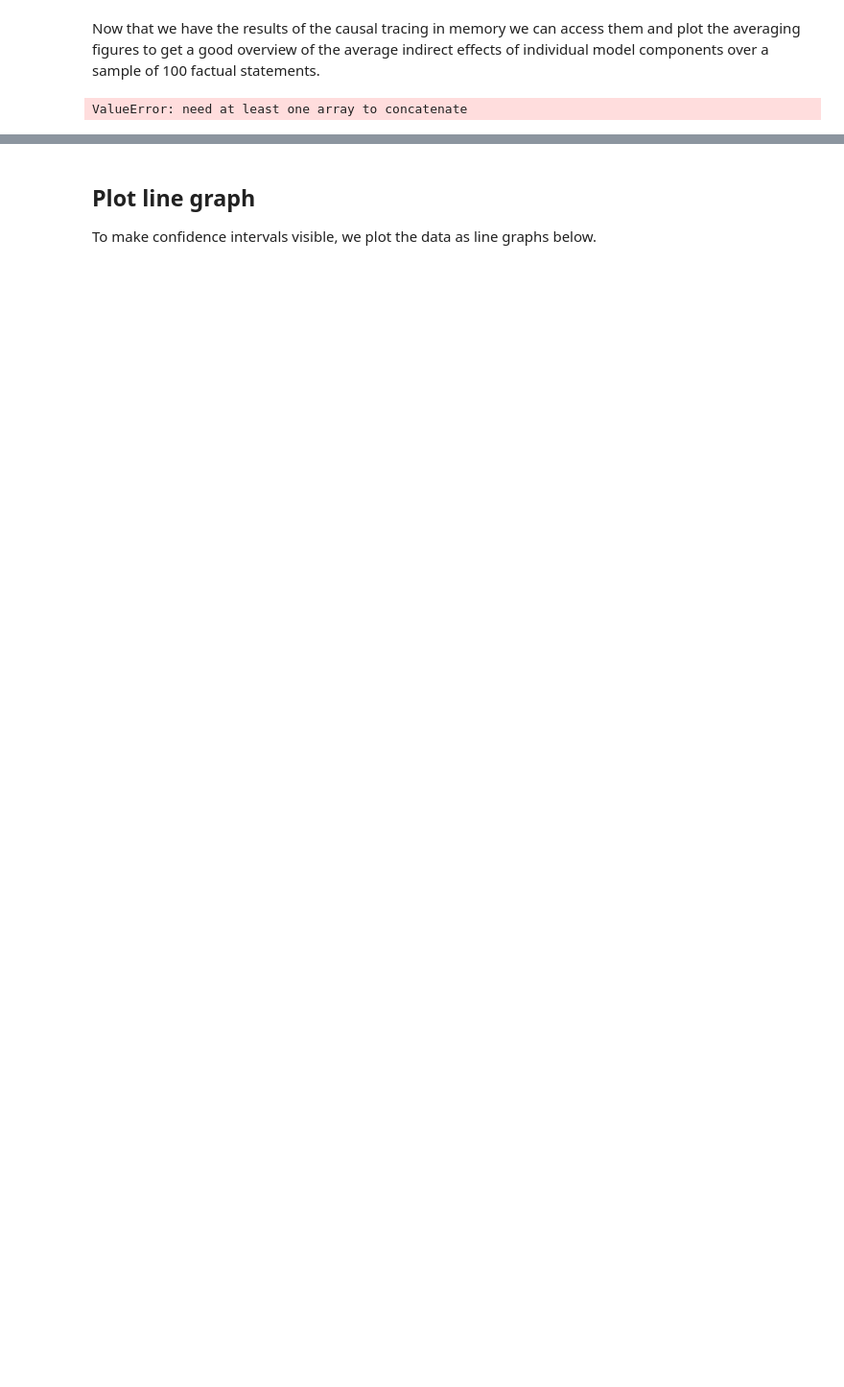
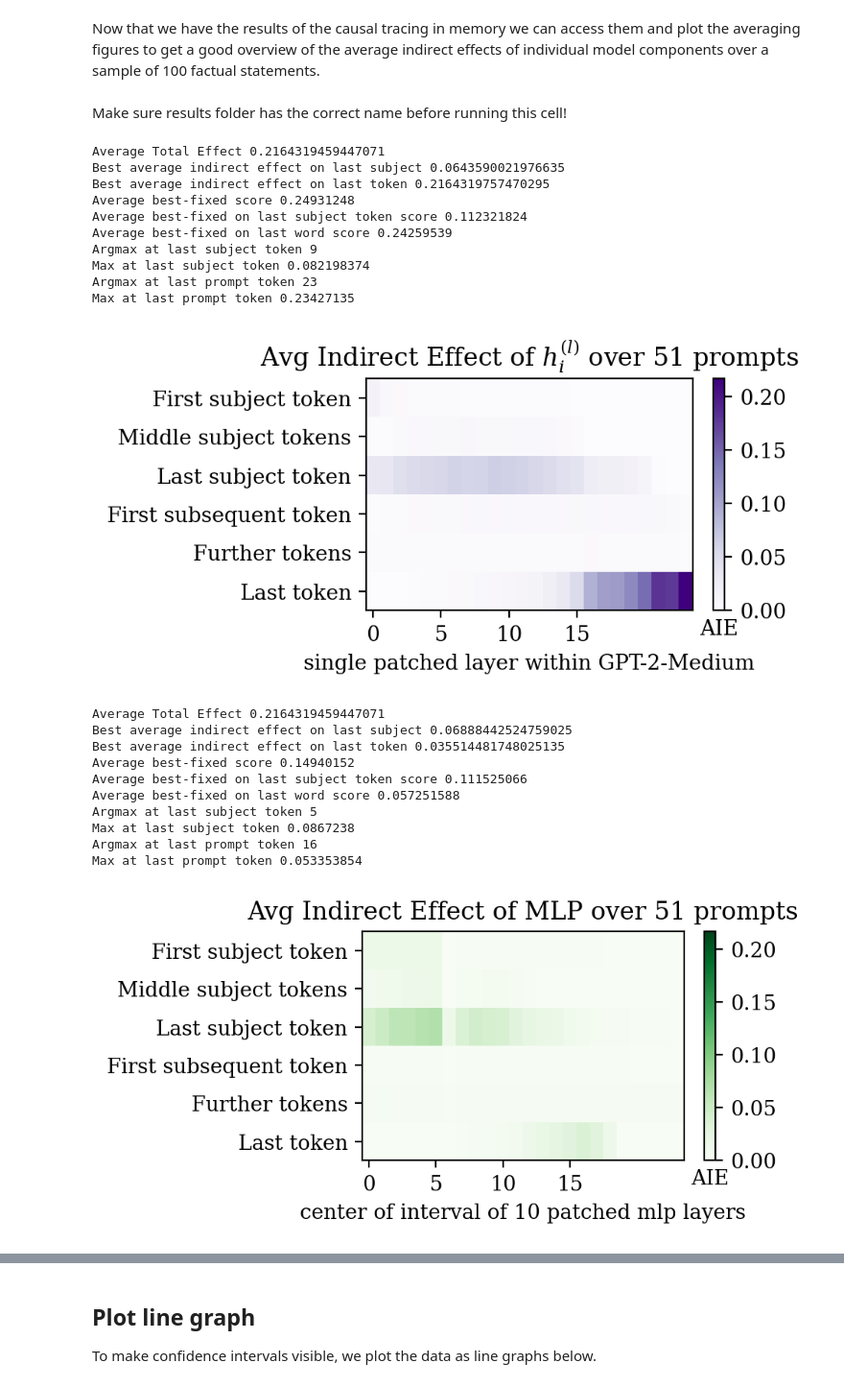
Before and after one commit to khnhenriette/ProjectADL, a Jupyter notebook: notebooks/average_causal_effects.ipynb, the cells around one changed output, grey strips where cells are left out. Shown at 96% size. Drawn from its saved outputs; the diff is of its cells as text; code cells hidden in the pictures; blank space fills up the shorter version.

```diff
--- a/notebooks/average_causal_effects.ipynb
+++ b/notebooks/average_causal_effects.ipynb
@@ -74,5 +76,7 @@ KeyboardInterrupt
 # %% [markdown]
 Now that we have the results of the causal tracing in memory we can access them and plot the averaging figures to get a good overview of the average indirect effects of individual model components over a sample of 100 factual statements.
+# %% [markdown]
+Make sure results folder has the correct name before running this cell!
 # %%
 import numpy, os
 from matplotlib import pyplot as plt
@@ -252,32 +256,55 @@ def plot_array(
         os.makedirs(os.path.dirname(savepdf), exist_ok=True)
         plt.savefig(savepdf, bbox_inches="tight")
     plt.show()
 
 # there are 1209 factual associations in the knowns dataset, i.e. numbered from 0 to 1208
-the_count = 1208
+# we only included the first 100 here
+#the_count = 1208
+the_count = 100
 high_score = None  # Scale all plots according to the y axis of the first plot
 
 for kind in [None, "mlp", "attn"]:
     d = read_knowlege(the_count, kind, arch)
     count = d["size"]
     what = {
         None: "Indirect Effect of $h_i^{(l)}$",
         "mlp": "Indirect Effect of MLP",
         "attn": "Indirect Effect of Attn",
     }[kind]
     title = f"Avg {what} over {count} prompts"
     result = numpy.clip(d["result"] - d["low_score"], 0, None)
     kindcode = "" if kind is None else f"_{kind}"
     if kind not in ["mlp", "attn"]:
         high_score = result.max()
     plot_array(
         result,
         kind=kind,
         title=title,
         low_score=0.0,
         high_score=high_score,
         archname=archname,
         savepdf=f"results/{arch}/causal_trace/summary_pdfs/rollup{kindcode}.pdf",
     )
 # %% [output]
-ValueError: need at least one array to concatenate
+Average Total Effect 0.2164319459447071
+Best average indirect effect on last subject 0.0643590021976635
+Best average indirect effect on last token 0.2164319757470295
+Average best-fixed score 0.24931248
+Average best-fixed on last subject token score 0.112321824
+Average best-fixed on last word score 0.24259539
+Argmax at last subject token 9
+Max at last subject token 0.082198374
+Argmax at last prompt token 23
+Max at last prompt token 0.23427135
+[figure, added]
+Average Total Effect 0.2164319459447071
+Best average indirect effect on last subject 0.06888442524759025
+Best average indirect effect on last token 0.035514481748025135
+Average best-fixed score 0.14940152
+Average best-fixed on last subject token score 0.111525066
+Average best-fixed on last word score 0.057251588
+Argmax at last subject token 5
+Max at last subject token 0.0867238
+Argmax at last prompt token 16
+Max at last prompt token 0.053353854
+[figure, added]
```
Also changed, not shown: parts of 12 cells of this notebook.
